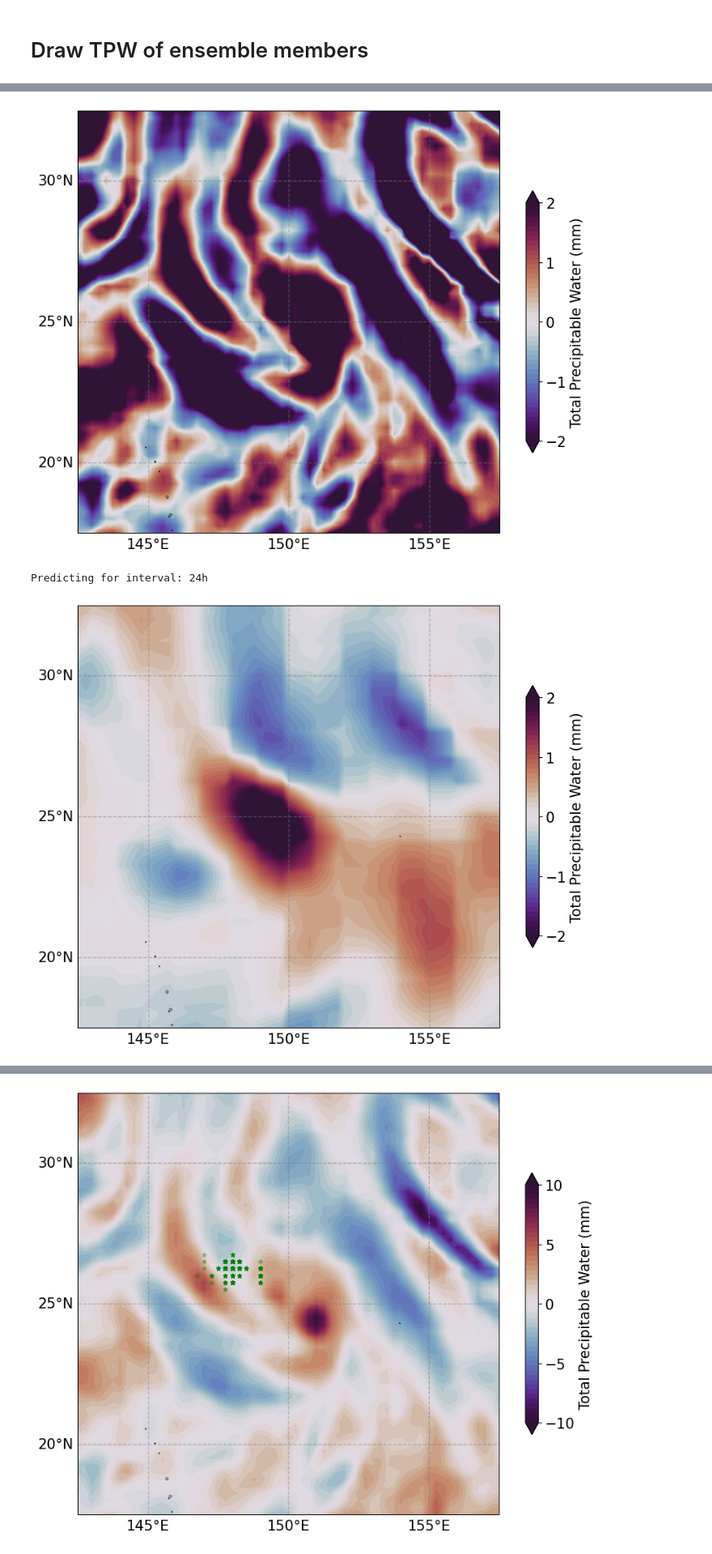
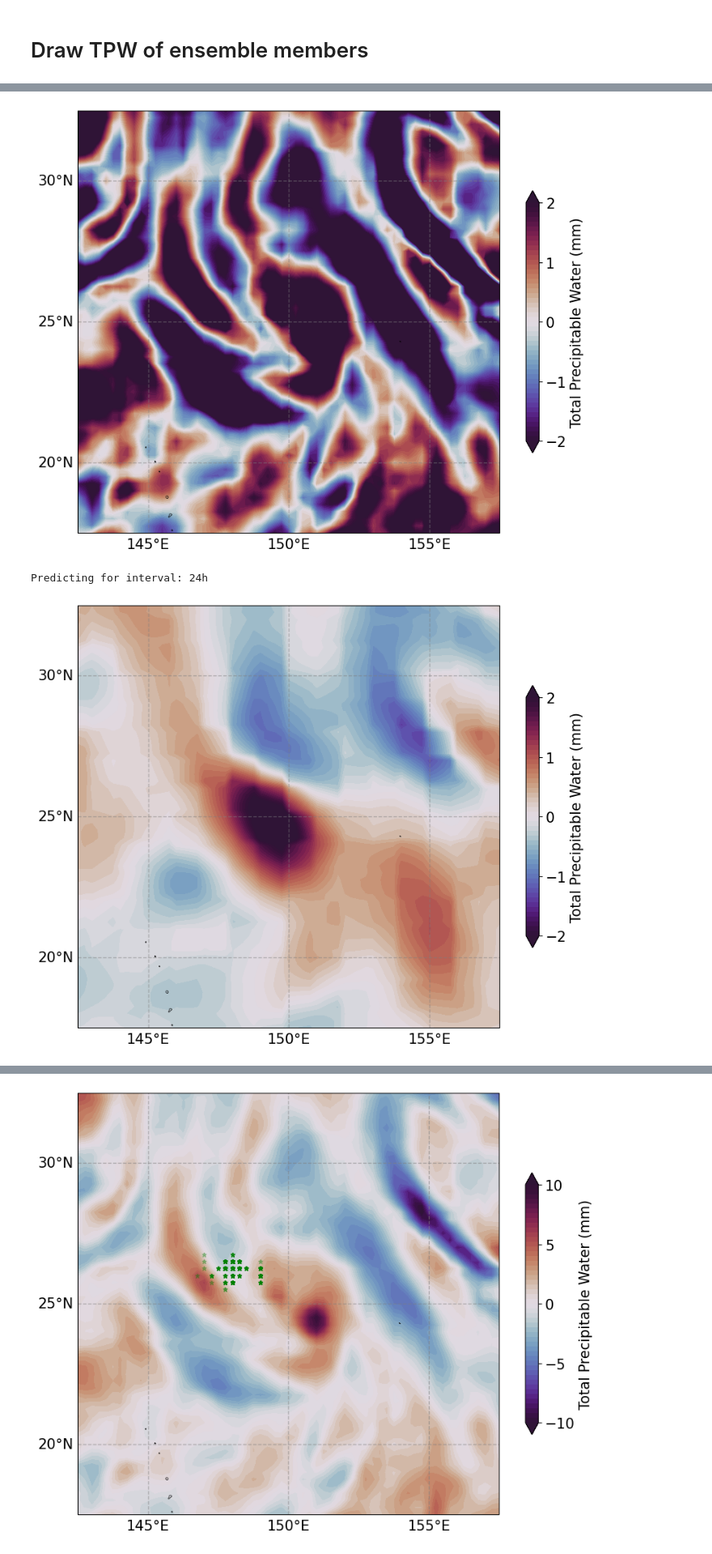
Before and after one commit to jjoo0727/Convective-Systems-Tropical-Dynamics-Laboratory, a Jupyter notebook: sensitivity/compare_with_era5.ipynb, the cells around one changed output, grey strips where cells are left out. Shown at 81% size. Drawn from its saved outputs; the diff is of its cells as text; code cells hidden in the pictures.

```diff
--- a/sensitivity/compare_with_era5.ipynb
+++ b/sensitivity/compare_with_era5.ipynb
@@ -311,13 +311,14 @@ group_size = 20
 ens_idx_list = []
 
 for ens in ens_list:
-    if (target_time in ssv_dict[key_time][ens]):
+    if (target_time in ssv_dict[key_time][ens]) and (datetime(2022,8,28,0) in ssv_dict[key_time][ens]):
         ens_idx_list.append(ens)
 
 
 # 데이터를 추출합니다
 # mid_pos = [(ssv_dict[key_time][ens][datetime1]['lon'], ssv_dict[key_time][ens][datetime1]['lat']) for ens in ens_idx_list]
 tar_pos = [(ssv_dict[key_time][ens][target_time]['lon'], ssv_dict[key_time][ens][target_time]['lat']) for ens in ens_idx_list]
+# mid_pos = [(ssv_dict[key_time][ens][start_time]['lon'], ssv_dict[key_time][ens][start_time]['lat']) for ens in ens_idx_list]
 print(f'Number of ensemble members: {len(ens_idx_list)}')
 # NumPy 배열로 변환
 tar_pos =  np.array(tar_pos)
@@ -398,4 +399,4 @@ Largest 10 ensemble numbers: [470, 955, 1806, 2723, 2903, 161, 1391, 256, 3334,
 Predicting for interval: 24h
-[figure, old version]
+[figure, new version]
 Predicting for interval: 24h
-[figure, old version]
+[figure, new version]
```
Also changed, not shown: parts of 3 cells of this notebook, 9 other files.
